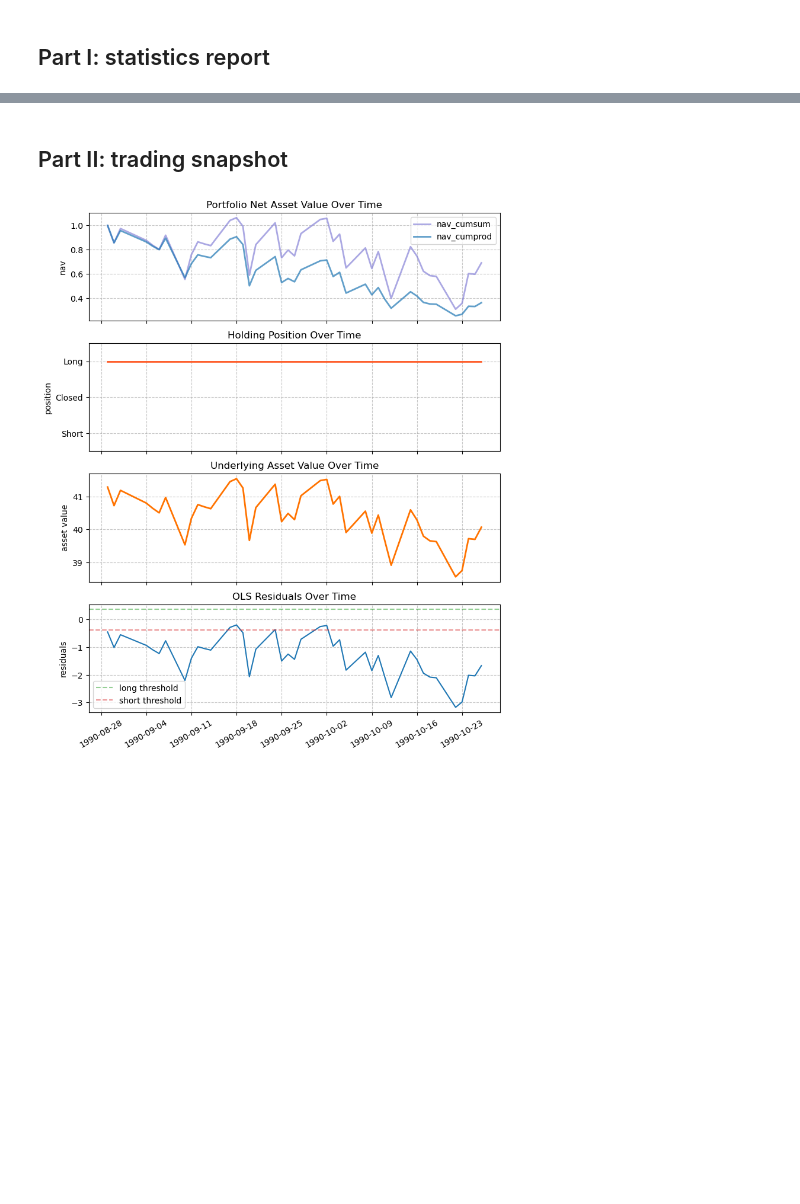
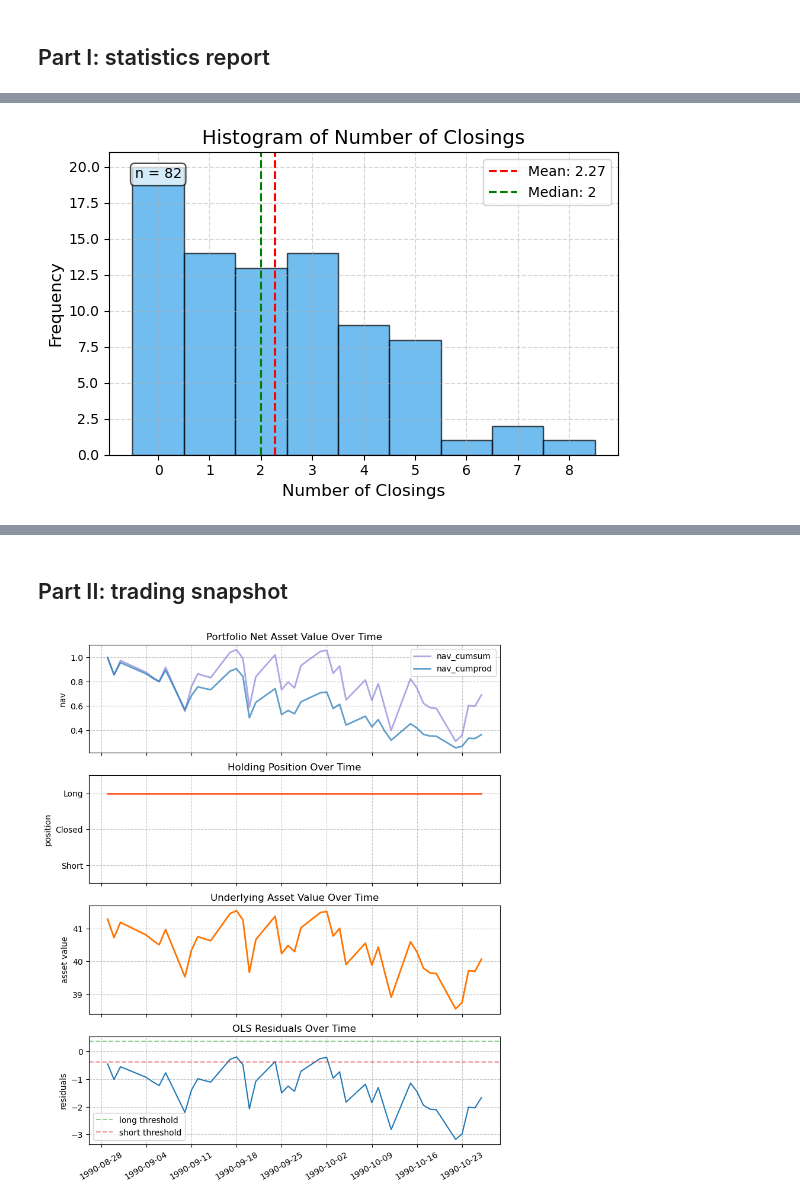
Before and after one commit to KeyangPan/PairsTrading, a Jupyter notebook: main_MRP_visualization.ipynb, the cells around one changed output, grey strips where cells are left out. Cells and saved outputs as stored; diff of their text form; code cells hidden in the pictures; blank space fills up the shorter version.

```diff
--- a/main_MRP_visualization.ipynb
+++ b/main_MRP_visualization.ipynb
@@ -266,0 +186,35 @@ test_list_filtered[5]
+# %%
+import matplotlib.pyplot as plt
+import numpy as np
+
+
+def plot_num_closings(stats_df):
+    plt.figure(figsize=(6, 4))
+    plt.hist(stats_df['num_closings'], bins=range(min(stats_df['num_closings']), max(stats_df['num_closings'])+2),
+            color='#36A2EB', alpha=0.7, edgecolor='black', align='left')
+
+    plt.title('Histogram of Number of Closings', fontsize=14)
+    plt.xlabel('Number of Closings', fontsize=12)
+    plt.ylabel('Frequency', fontsize=12)
+
+    plt.grid(True, linestyle='--', alpha=0.5)
+
+    plt.xticks(range(min(stats_df['num_closings']), max(stats_df['num_closings'])+1))
+
+    mean_closings = stats_df['num_closings'].mean()
+    median_closings = stats_df['num_closings'].median()
+
+    plt.axvline(mean_closings, color='red', linestyle='dashed', linewidth=1.5, label=f'Mean: {mean_closings:.2f}')
+    plt.axvline(median_closings, color='green', linestyle='dashed', linewidth=1.5, label=f'Median: {median_closings:.0f}')
+
+
+    plt.text(0.05, 0.95, f'n = {len(stats_df)}', transform=plt.gca().transAxes,
+            verticalalignment='top', bbox=dict(boxstyle='round', facecolor='white', alpha=0.7))
+
+    plt.legend()
+    plt.tight_layout()
+    plt.show()
+
+plot_num_closings(stats_df)
+# %% [output]
+[figure, added]
```
Also changed, not shown: parts of 18 cells of this notebook.
